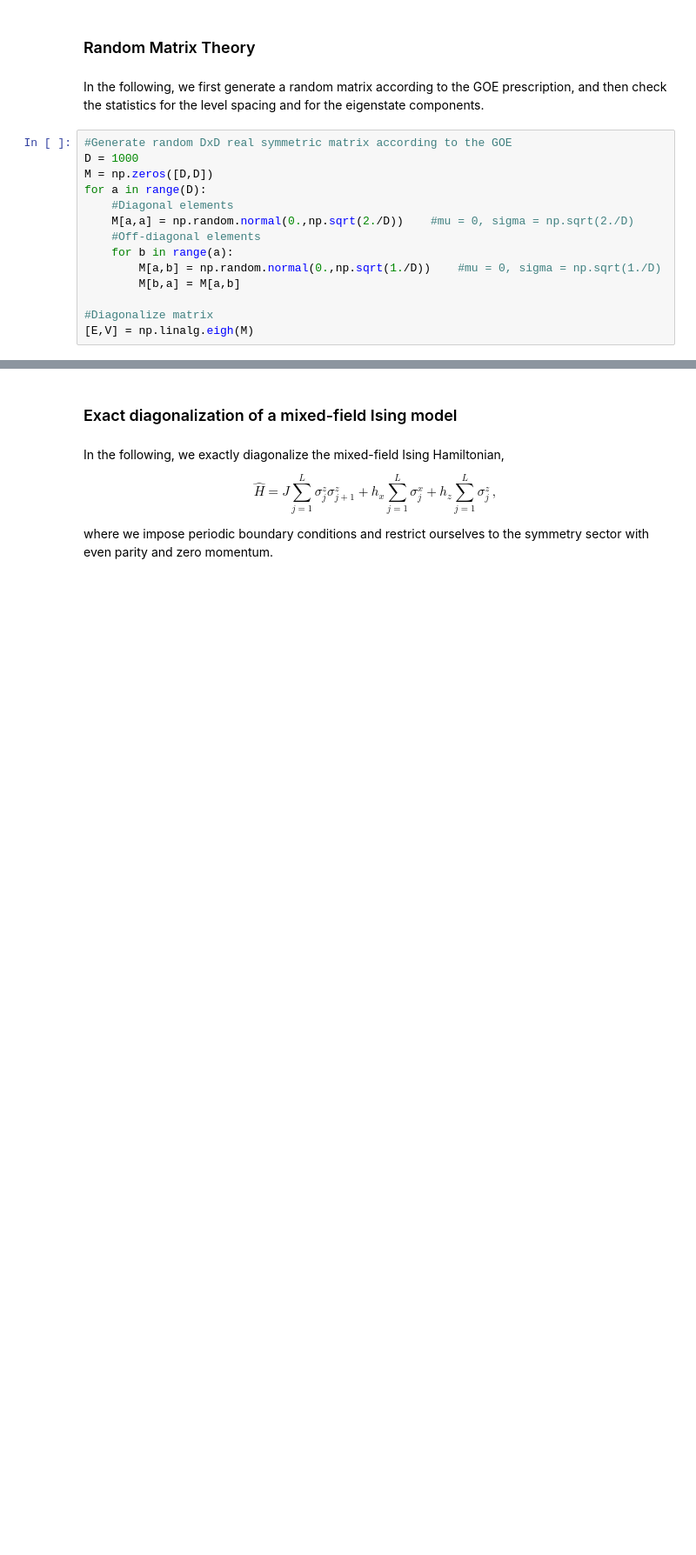
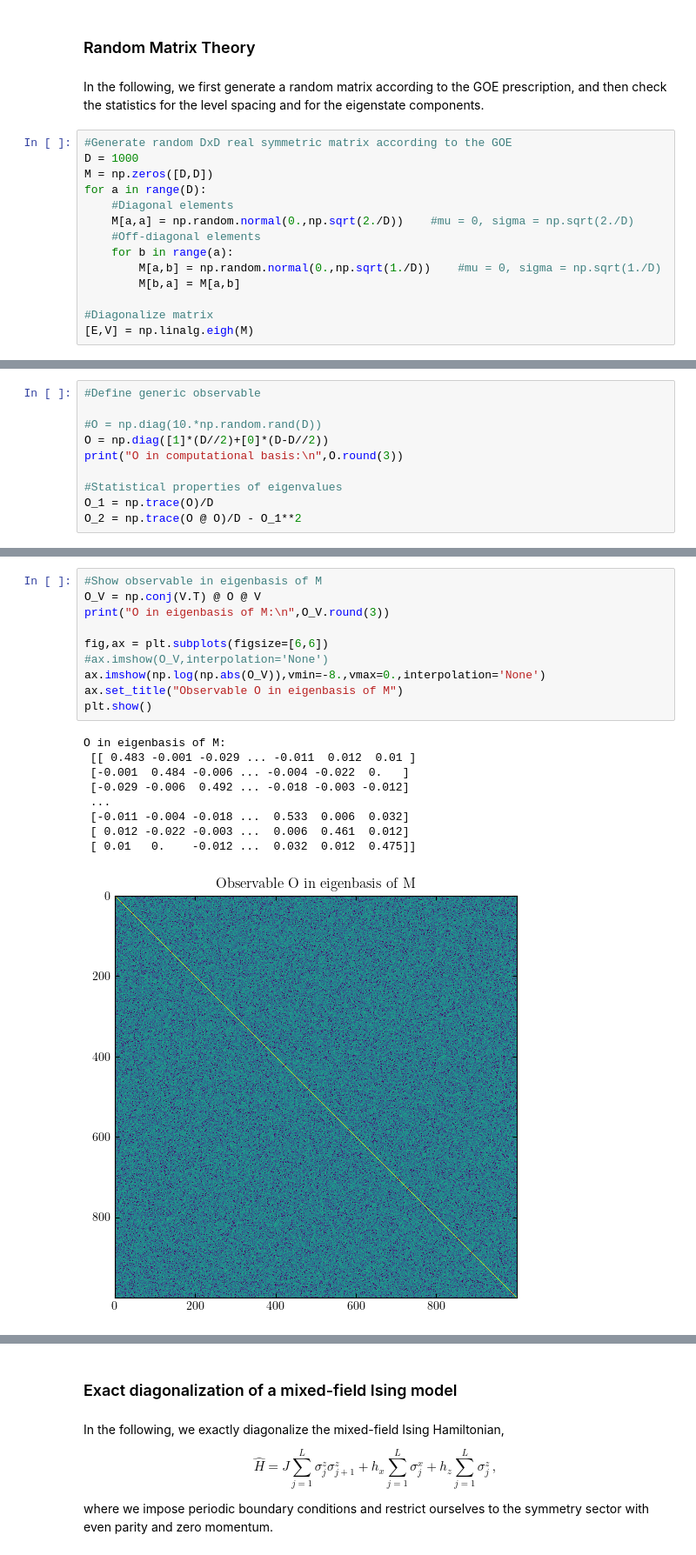
Before and after one commit to mgbukov/MBQD, a Jupyter notebook: notebooks/Random Matrix Theory and ETH.ipynb, the cells around one changed output, grey strips where cells are left out. Shown at 87% size. Drawn from its saved outputs; the diff is of its cells as text; blank space fills up the shorter version.

```diff
--- a/notebooks/Random Matrix Theory and ETH.ipynb
+++ b/notebooks/Random Matrix Theory and ETH.ipynb
@@ -119,0 +155,10 @@ plt.show()
+# %%
+#Define generic observable
+
+#O = np.diag(10.*np.random.rand(D))
+O = np.diag([1]*(D//2)+[0]*(D-D//2))
+print("O in computational basis:\n",O.round(3))
+
+#Statistical properties of eigenvalues
+O_1 = np.trace(O)/D
+O_2 = np.trace(O @ O)/D - O_1**2
@@ -119,0 +174,20 @@ plt.show()
+# %%
+#Show observable in eigenbasis of M
+O_V = np.conj(V.T) @ O @ V
+print("O in eigenbasis of M:\n",O_V.round(3))
+
+fig,ax = plt.subplots(figsize=[6,6])
+#ax.imshow(O_V,interpolation='None')
+ax.imshow(np.log(np.abs(O_V)),vmin=-8.,vmax=0.,interpolation='None')
+ax.set_title("Observable O in eigenbasis of M")
+plt.show()
+# %% [output]
+O in eigenbasis of M:
+ [[ 0.483 -0.001 -0.029 ... -0.011  0.012  0.01 ]
+ [-0.001  0.484 -0.006 ... -0.004 -0.022  0.   ]
+ [-0.029 -0.006  0.492 ... -0.018 -0.003 -0.012]
+ ...
+ [-0.011 -0.004 -0.018 ...  0.533  0.006  0.032]
+ [ 0.012 -0.022 -0.003 ...  0.006  0.461  0.012]
+ [ 0.01   0.    -0.012 ...  0.032  0.012  0.475]]
+[figure, added]
```
Also changed, not shown: parts of 17 cells of this notebook.
